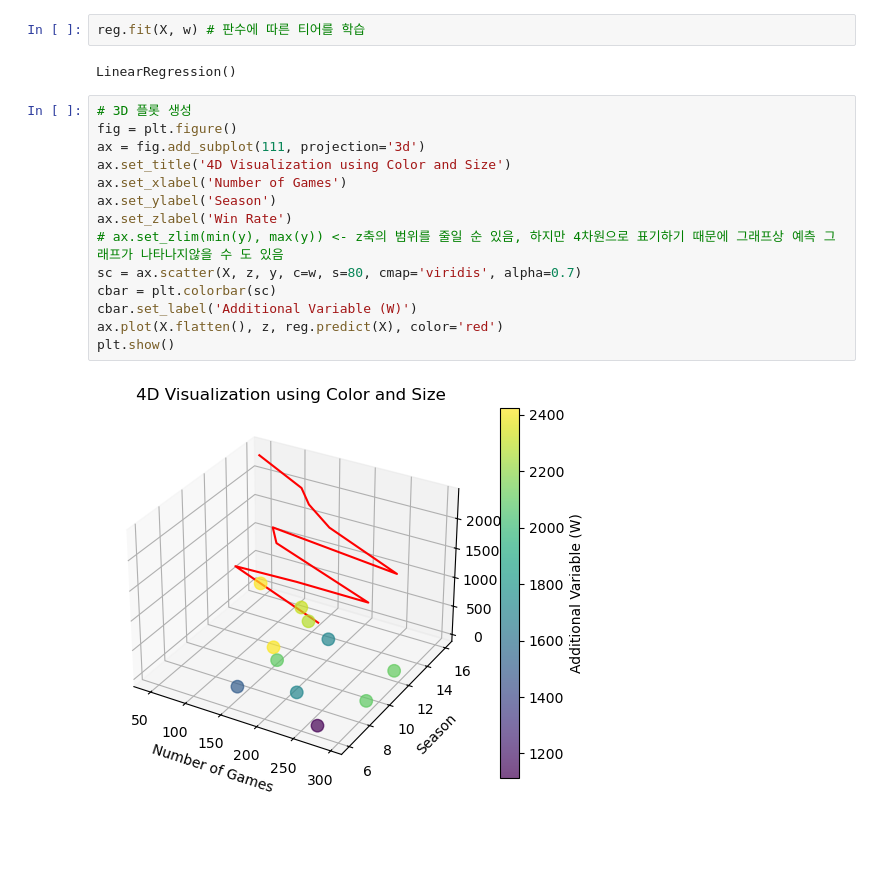
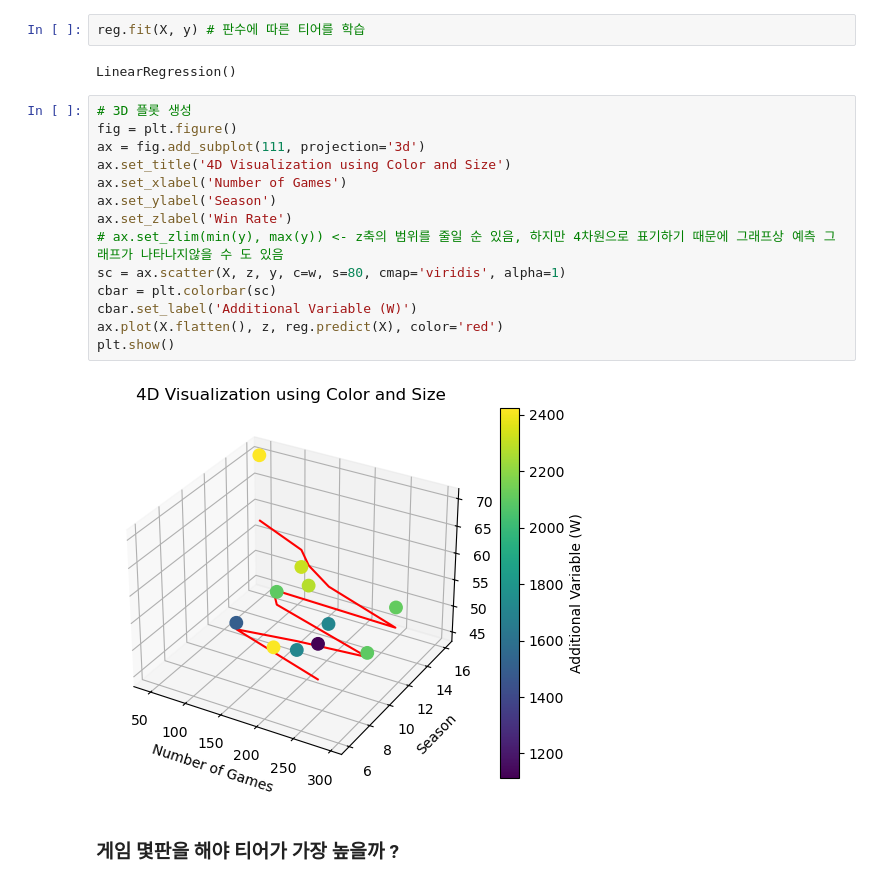
Before and after one commit to Kor-NOH/ML_study, a Jupyter notebook: Lol_tear/LolTear_Pol.ipynb, the cells around one changed output. Drawn from its saved outputs; the diff is of its cells as text; blank space fills up the shorter version.

```diff
--- a/Lol_tear/LolTear_Pol.ipynb
+++ b/Lol_tear/LolTear_Pol.ipynb
@@ -76,22 +76,24 @@ X[:5], y[:5], z[:5], w[:5]
  array([16, 15, 14, 13, 12], dtype=int64),
  array([2423, 2315, 2275, 1713, 2110], dtype=int64))
 # %%
-reg.fit(X, w) # 판수에 따른 티어를 학습
+reg.fit(X, y) # 판수에 따른 티어를 학습
 # %% [output]
 LinearRegression()
 # %%
 # 3D 플롯 생성
 fig = plt.figure()
 ax = fig.add_subplot(111, projection='3d')
 ax.set_title('4D Visualization using Color and Size')
 ax.set_xlabel('Number of Games')
 ax.set_ylabel('Season')
 ax.set_zlabel('Win Rate')
 # ax.set_zlim(min(y), max(y)) <- z축의 범위를 줄일 순 있음, 하지만 4차원으로 표기하기 때문에 그래프상 예측 그래프가 나타나지않을 수 도 있음
-sc = ax.scatter(X, z, y, c=w, s=80, cmap='viridis', alpha=0.7)
+sc = ax.scatter(X, z, y, c=w, s=80, cmap='viridis', alpha=1)
 cbar = plt.colorbar(sc)
 cbar.set_label('Additional Variable (W)')
 ax.plot(X.flatten(), z, reg.predict(X), color='red')
 plt.show()
 # %% [output]
-[figure, old version]
+[figure, new version]
+# %% [markdown]
+### 게임 몇판을 해야 티어가 가장 높을까 ?
```
Also changed, not shown: parts of 7 cells of this notebook.
